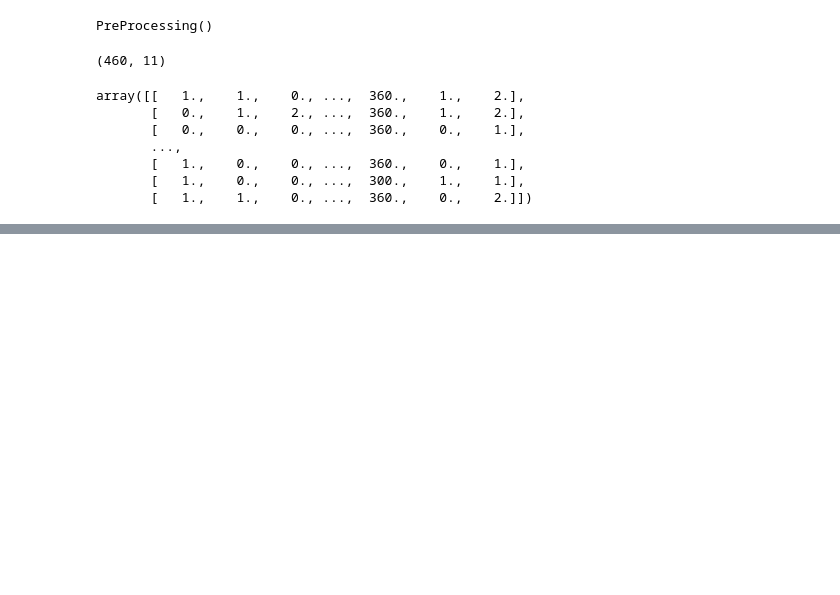
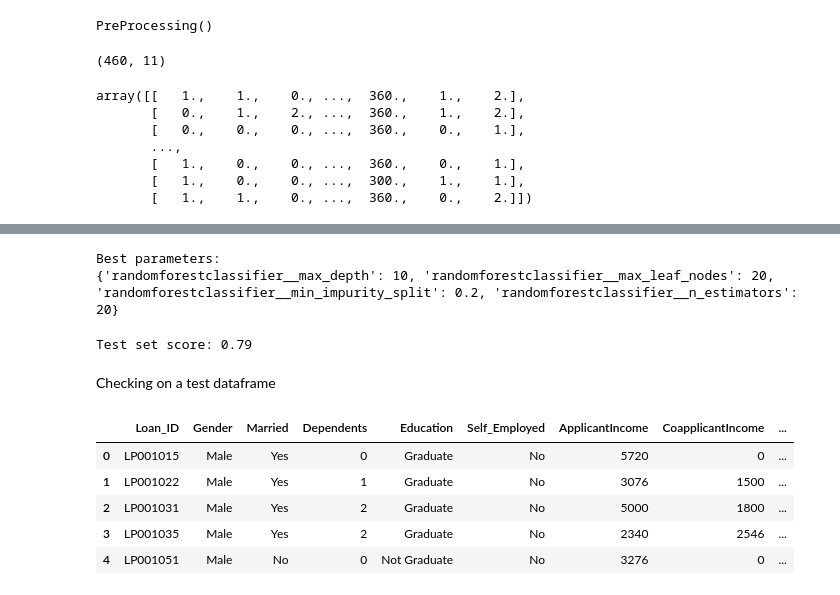
Before and after one commit to qu4ku/machine-learning-flask-api-tuto, a Jupyter notebook: notebooks/model.ipynb, the cells around one changed output, grey strips where cells are left out. Saved outputs shown, nothing was run; the diff lists cells and outputs as text; code cells hidden in the pictures; blank space fills up the shorter version.

```diff
--- a/notebooks/model.ipynb
+++ b/notebooks/model.ipynb
@@ -297,0 +348,22 @@ param_grid = {
+# %%
+print('Best parameters:\n{}'.format(grid.best_params_))
+# %% [output]
+Best parameters:
+{'randomforestclassifier__max_depth': 10, 'randomforestclassifier__max_leaf_nodes': 20, 'randomforestclassifier__min_impurity_split': 0.2, 'randomforestclassifier__n_estimators': 20}
+# %%
+print('Test set score: {:.2f}'.format(grid.score(X_test, y_test)))
+# %% [output]
+Test set score: 0.79
+# %% [markdown]
+Checking on a test dataframe
+# %%
+test_df = pd.read_csv('../data/test.csv')
+# %%
+test_df.head()
+# %% [output]
+|  | Loan_ID | Gender | Married | Dependents | Education | Self_Employed | ApplicantIncome | CoapplicantIncome | ... |
+| 0 | LP001015 | Male | Yes | 0 | Graduate | No | 5720 | 0 | ... |
+| 1 | LP001022 | Male | Yes | 1 | Graduate | No | 3076 | 1500 | ... |
+| 2 | LP001031 | Male | Yes | 2 | Graduate | No | 5000 | 1800 | ... |
+| 3 | LP001035 | Male | Yes | 2 | Graduate | No | 2340 | 2546 | ... |
+| 4 | LP001051 | Male | No | 0 | Not Graduate | No | 3276 | 0 | ... |
```
Also changed, not shown: parts of 10 cells of this notebook, 1 other file.
